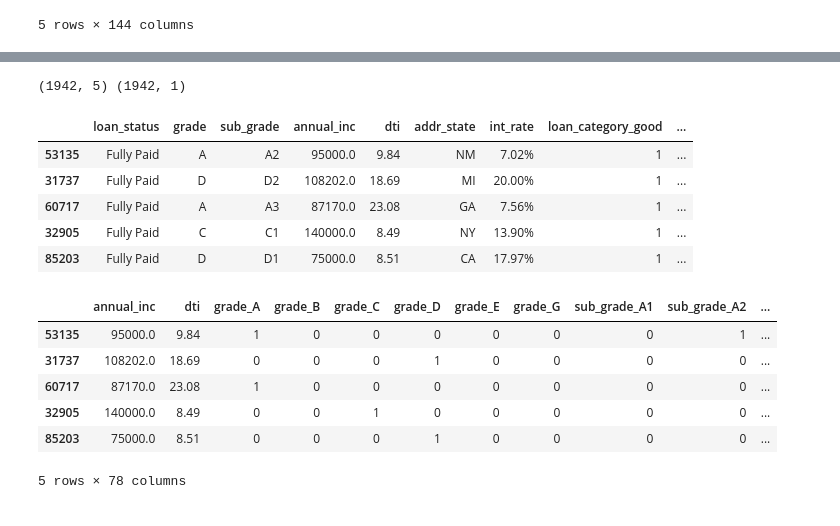
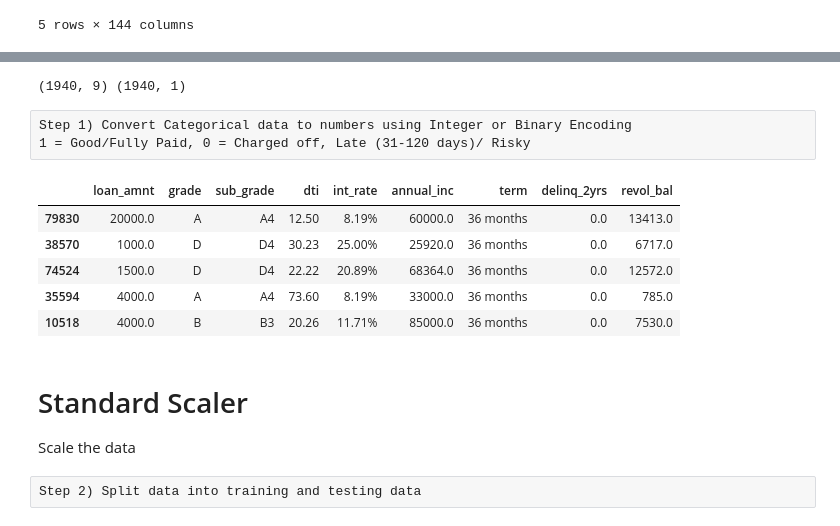
Before and after one commit to kmurakam26/Project-3, a Jupyter notebook: Lending Club.ipynb, the cells around one changed output, grey strips where cells are left out. Drawn from its saved outputs; the diff is of its cells as text; code cells hidden in the pictures.

```diff
--- a/Lending Club.ipynb
+++ b/Lending Club.ipynb
@@ -18,7 +21,7 @@ lending_data.head()
 | 4 | NaN | NaN | 5000.0 | 5000.0 | 5000.0 | 36 months | 15.57% | 174.73 | C | ... |
 5 rows × 144 columns
 # %%
-lending_df = lending_data[["loan_status","grade","sub_grade","annual_inc","dti","addr_state","int_rate"]]
+lending_df = lending_data[["loan_status","loan_amnt","grade","sub_grade","dti","int_rate","annual_inc","term","delinq_2yrs","revol_bal"]]
 status = lending_df.groupby("loan_status").count()
 status
 # %% [output]
@@ -46,0 +42,3 @@ large_sample.head()
+# %%
+small_sample = small_sample.dropna()
+large_sample = large_sample.dropna()
@@ -57,4 +60,4 @@ len(sample_df)
 # %%
-sample_df["loan_category"] = np.where(sample_df["loan_status"] == "Fully Paid", 'good', 'risky')
+sample_df["loan_category"] = np.where(sample_df["loan_status"] == "Fully Paid", 1, 0)
 sample_df.head()
 # %% [output]
@@ -88,6 +82,6 @@ sample_df.sort_values(by="int_rate", ascending=True)
 # %%
-X = sample_df[["grade", "sub_grade","annual_inc", "dti", "int_rate"]]
+X = sample_df[["loan_amnt","grade","sub_grade","dti","int_rate","annual_inc","term","delinq_2yrs","revol_bal"]]
 y = sample_df["loan_category"].values.reshape(-1,1)
 print(X.shape, y.shape)
 # %% [output]
-(1942, 5) (1942, 1)
+(1940, 9) (1940, 1)
@@ -94,26 +90,22 @@ print(X.shape, y.shape)
+# %% [raw]
+Step 1) Convert Categorical data to numbers using Integer or Binary Encoding
+1 = Good/Fully Paid, 0 = Charged off, Late (31-120 days)/ Risky
 # %%
-#making loan_status binary by using loan category
+
 
 data_binary_encoded = pd.get_dummies(sample_df, columns=["loan_category"])
-pd.DataFrame(data_binary_encoded).head()
+data_binary_final = data_binary_encoded.drop(["loan_status","loan_category_0","loan_category_1"], axis=1)
+pd.DataFrame(data_binary_final).head()
 # %% [output]
-|  | loan_status | grade | sub_grade | annual_inc | dti | addr_state | int_rate | loan_category_good | ... |
-| 53135 | Fully Paid | A | A2 | 95000.0 | 9.84 | NM | 7.02% | 1 | ... |
-| 31737 | Fully Paid | D | D2 | 108202.0 | 18.69 | MI | 20.00% | 1 | ... |
-| 60717 | Fully Paid | A | A3 | 87170.0 | 23.08 | GA | 7.56% | 1 | ... |
-| 32905 | Fully Paid | C | C1 | 140000.0 | 8.49 | NY | 13.90% | 1 | ... |
-| 85203 | Fully Paid | D | D1 | 75000.0 | 8.51 | CA | 17.97% | 1 | ... |
+|  | loan_amnt | grade | sub_grade | dti | int_rate | annual_inc | term | delinq_2yrs | revol_bal |
+| 79830 | 20000.0 | A | A4 | 12.50 | 8.19% | 60000.0 | 36 months | 0.0 | 13413.0 |
+| 38570 | 1000.0 | D | D4 | 30.23 | 25.00% | 25920.0 | 36 months | 0.0 | 6717.0 |
+| 74524 | 1500.0 | D | D4 | 22.22 | 20.89% | 68364.0 | 36 months | 0.0 | 12572.0 |
+| 35594 | 4000.0 | A | A4 | 73.60 | 8.19% | 33000.0 | 36 months | 0.0 | 785.0 |
+| 10518 | 4000.0 | B | B3 | 20.26 | 11.71% | 85000.0 | 36 months | 0.0 | 7530.0 |
-# %%
-data = X.copy()
-
-data_binary_encoded = pd.get_dummies(data)
-data_binary_encoded.head()
-# %% [output]
-|  | annual_inc | dti | grade_A | grade_B | grade_C | grade_D | grade_E | grade_G | sub_grade_A1 | sub_grade_A2 | ... |
-| 53135 | 95000.0 | 9.84 | 1 | 0 | 0 | 0 | 0 | 0 | 0 | 1 | ... |
-| 31737 | 108202.0 | 18.69 | 0 | 0 | 0 | 1 | 0 | 0 | 0 | 0 | ... |
-| 60717 | 87170.0 | 23.08 | 1 | 0 | 0 | 0 | 0 | 0 | 0 | 0 | ... |
-| 32905 | 140000.0 | 8.49 | 0 | 0 | 1 | 0 | 0 | 0 | 0 | 0 | ... |
-| 85203 | 75000.0 | 8.51 | 0 | 0 | 0 | 1 | 0 | 0 | 0 | 0 | ... |
-5 rows × 78 columns
+# %% [markdown]
+# Standard Scaler
+Scale the data
+# %% [raw]
+Step 2) Split data into training and testing data
 # %%
```
Also changed, not shown: parts of 25 cells of this notebook.
